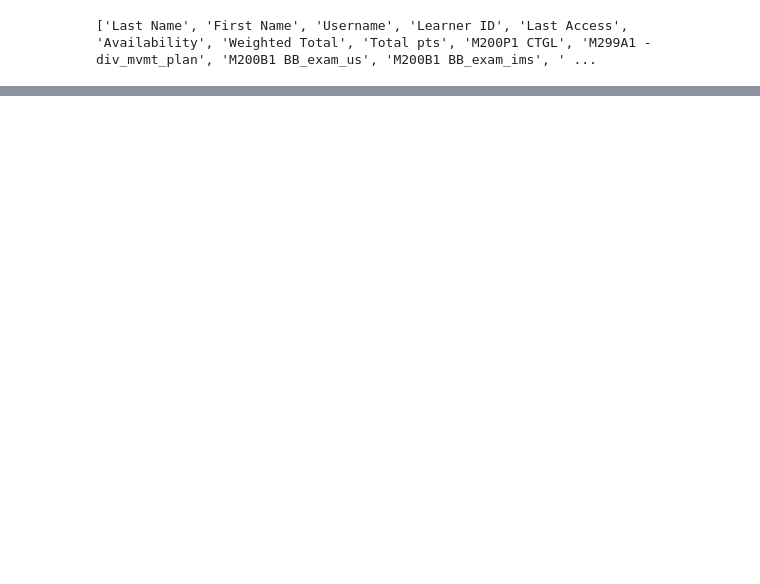
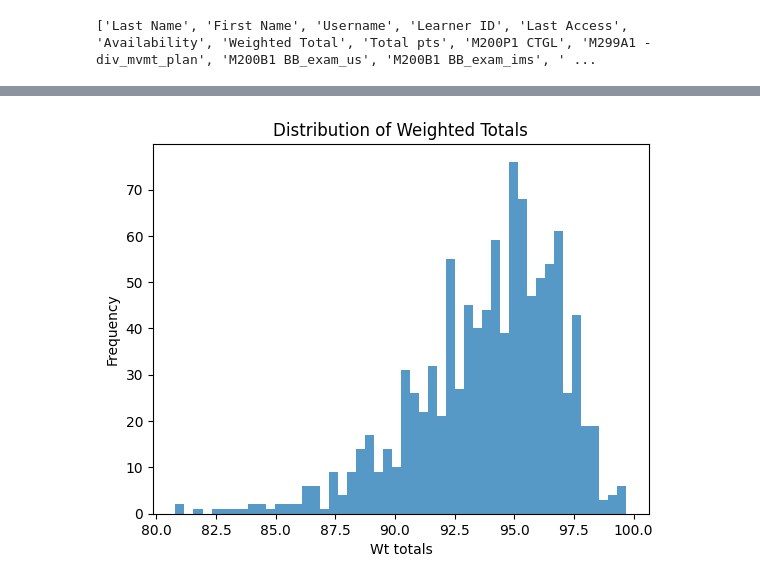
Before and after one commit to JBtallgrass/M200, a Jupyter notebook: M200_analysis.ipynb, the cells around one changed output, grey strips where cells are left out. Drawn from its saved outputs; the diff is of its cells as text; code cells hidden in the pictures; blank space fills up the shorter version.

Commit message:
added basic histograms

```diff
--- a/M200_analysis.ipynb
+++ b/M200_analysis.ipynb
@@ -125,0 +148,14 @@ m200_df.columns = new_column_names
+# %%
+# Assuming 'm200_df' is your DataFrame and 'CTGL' is the column you're interested in
+plt.hist(m200_df['Wt_total'].dropna(), bins=50, alpha=0.75)
+plt.title('Distribution of Weighted Totals')
+plt.xlabel('Wt totals')
+plt.ylabel('Frequency')
+
+# Save the figure
+plt.savefig('figure/m200_df_wt_ttl.png', dpi=300)  # Saves the plot as a PNG file with 300 DPI
+
+# Show the plot
+plt.show()
+# %% [output]
+[figure, added]
```
Also changed, not shown: parts of 16 cells of this notebook, 6 other files.
